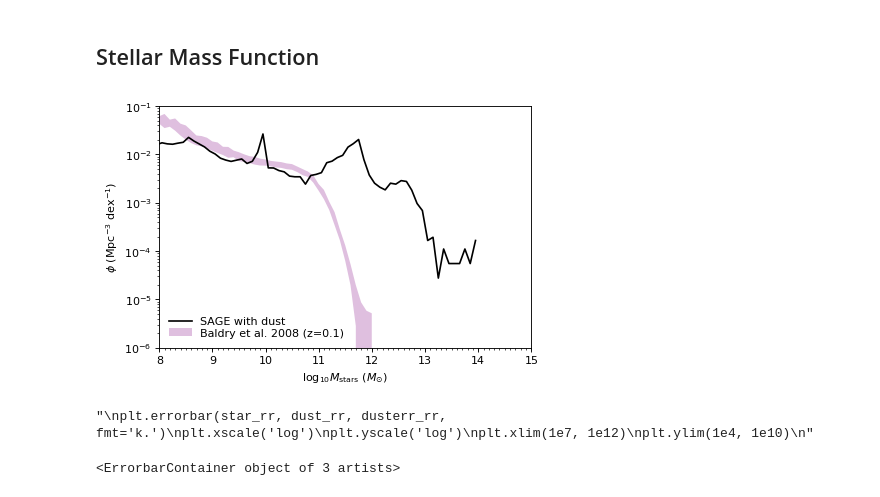
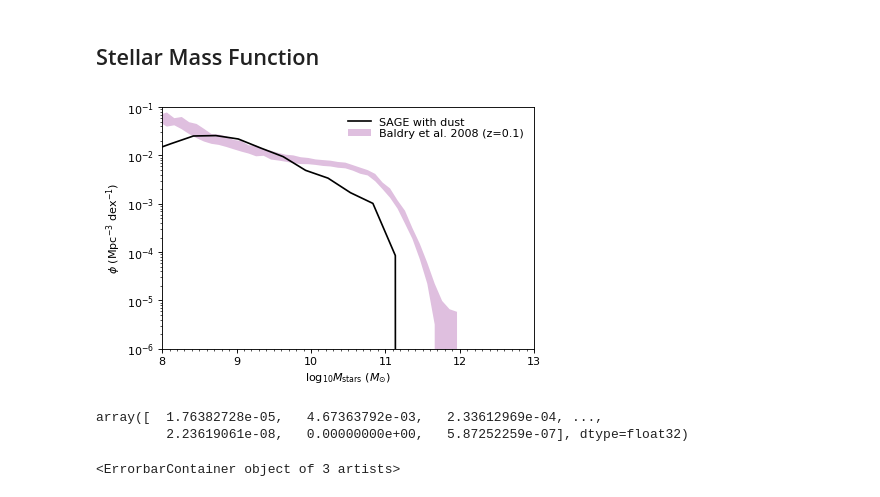
Before and after one commit to darrencroton/sage, a Jupyter notebook: analysis/allresults-new.ipynb, the cells around one changed output. Drawn from its saved outputs; the diff is of its cells as text; code cells hidden in the pictures.

```diff
--- a/analysis/allresults-new.ipynb
+++ b/analysis/allresults-new.ipynb
@@ -5,17 +5,17 @@ Populating the interactive namespace from numpy and matplotlib
 # %%
 from random import sample, seed
 # %%
-Hubble_h = 0.702
-#BoxSize = ((62.5**3) * (8/8))**(1/3)
+Hubble_h = 0.73
+BoxSize = ((62.5**3) * (1/8))**(1/3)
 #BoxSize = ((500**3) * (32/512))**(1/3)
-BoxSize = ((250**3) * (1/125))**(1/3)
+#BoxSize = ((250**3) * (1/125))**(1/3)
 dilute = 5000
 sSFRcut = -11.0
 # %%
-directory = '../../output/bolshoi-dust/'
+directory = '../src/auxdata/trees/play/'
 filename = 'model'
-#redshift = [0.000, 1.386, 2.070, 3.060, 4.179, 5.289, 6.197, 7.272]
-redshift = [0.000]
+redshift = [0.000, 1.386, 2.070, 3.060, 4.179, 5.289, 6.197, 7.272]
+#redshift = [0.000]
 firstfile = 0
 lastfile = 0
 MaxTreeFiles = lastfile - firstfile + 1
@@ -193,7 +191,7 @@ def galdtype2():
         ('dustdotform'                  , np.float32),
         ('dustdotgrowth'                    , np.float32),
         ('dustdotdestruct'                    , np.float32),
-        ('Sfr'                          , (np.float32, 64)),
+#        ('Sfr'                          , (np.float32, 64)),
         ('DiskRadius'                   , np.float32),
         ('Cooling'                      , np.float32),
         ('Heating'                      , np.float32),
@@ -252,7 +250,7 @@ plt.rcParams['figure.dpi'] = 80
 plt.figure()
 ax = plt.subplot(111)
 
-binwidth = 0.1
+binwidth = 0.3
 
 w = np.where(G_history[0].StellarMass > 0.0)[0]
 mass = np.log10(G_history[0].StellarMass[w] * 1.e10 / Hubble_h)
@@ -323,36 +321,36 @@ Baldry = np.array([
             [11.45, 2.8294e-04, 9.9799e-05],
             [11.55, 1.0617e-04, 4.9085e-05],
             [11.65, 3.2702e-05, 2.4546e-05],
             [11.75, 1.2571e-05, 1.2571e-05],
             [11.85, 8.4589e-06, 8.4589e-06],
             [11.95, 7.4764e-06, 7.4764e-06],
             ], dtype=np.float32)
 
 Baldry_xval = np.log10(10 ** Baldry[:, 0]  /Hubble_h/Hubble_h)
 Baldry_xval = Baldry_xval - 0.26  # convert back to Chabrier IMF
 Baldry_yvalU = (Baldry[:, 1]+Baldry[:, 2]) * Hubble_h*Hubble_h*Hubble_h
 Baldry_yvalL = (Baldry[:, 1]-Baldry[:, 2]) * Hubble_h*Hubble_h*Hubble_h
 
 plt.fill_between(Baldry_xval, Baldry_yvalU, Baldry_yvalL, facecolor='purple', alpha=0.25, label='Baldry et al. 2008 (z=0.1)')
 
 plt.yscale('log', nonposy='clip')
-plt.axis([8.0, 15.0, 1.0e-6, 1.0e-1])
+plt.axis([8.0, 13.0, 1.0e-6, 1.0e-1])
 
 # Set the x-axis minor ticks
 ax.xaxis.set_minor_locator(plt.MultipleLocator(0.1))
 
 plt.ylabel(r'$\phi\ (\mathrm{Mpc}^{-3}\ \mathrm{dex}^{-1})$')  # Set the y...
 plt.xlabel(r'$\log_{10} M_{\mathrm{stars}}\ (M_{\odot})$')  # and the x-axis labels
 
 leg = plt.legend(loc=0, numpoints=1, labelspacing=0.1)
 leg.draw_frame(False)  # Don't want a box frame
 for t in leg.get_texts():  # Reduce the size of the text
     t.set_fontsize('medium')
 
-#plt.savefig('plots/SMF-dust-millennium.png')
+#plt.savefig('plots/SMF-dwekasano.png')
 plt.show()
 # %% [output]
-[figure, old version]
+[figure, new version]
 # %%
 HI_rr, Z_rr, H2_rr, atomic_rr, logdust_rr, logdust2_rr, dustpercent_rr, logstar_rr = np.loadtxt('remy-ruyers.txt', usecols=(1,3,4,6,9,7,8,10), unpack=True)
 
@@ -376,8 +374,10 @@ plt.yscale('log')
 plt.xlim(1e7, 1e12)
 plt.ylim(1e4, 1e10)
 '''
+G_history[0].ColdDust
 # %% [output]
-"\nplt.errorbar(star_rr, dust_rr, dusterr_rr, fmt='k.')\nplt.xscale('log')\nplt.yscale('log')\nplt.xlim(1e7, 1e12)\nplt.ylim(1e4, 1e10)\n"
+array([  1.76382728e-05,   4.67363792e-03,   2.33612969e-04, ...,
+         2.23619061e-08,   0.00000000e+00,   5.87252259e-07], dtype=float32)
 # %%
 logdusterr_rr = np.log10((dusterr_rr + dust_rr) / dust_rr)
 plt.errorbar(np.log10(star_rr), np.log10(dust_rr), np.log10((dusterr_rr + dust_rr) / dust_rr), fmt='.')
```
Also changed, not shown: parts of 13 cells of this notebook, 11 other files.
